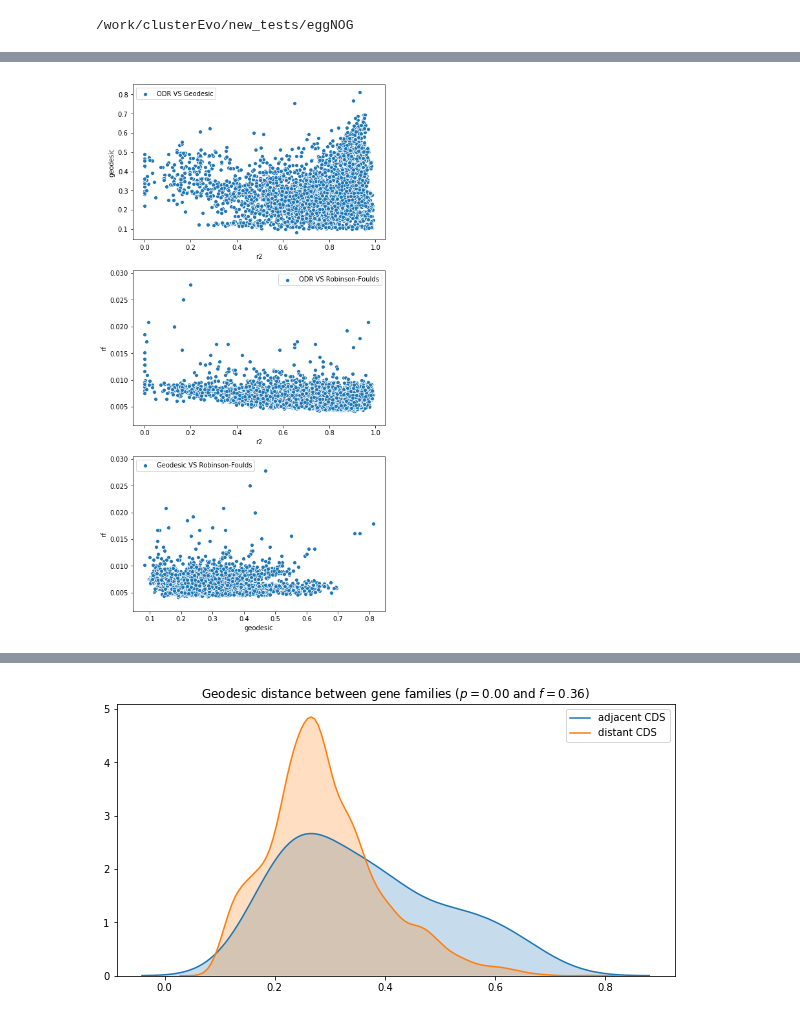
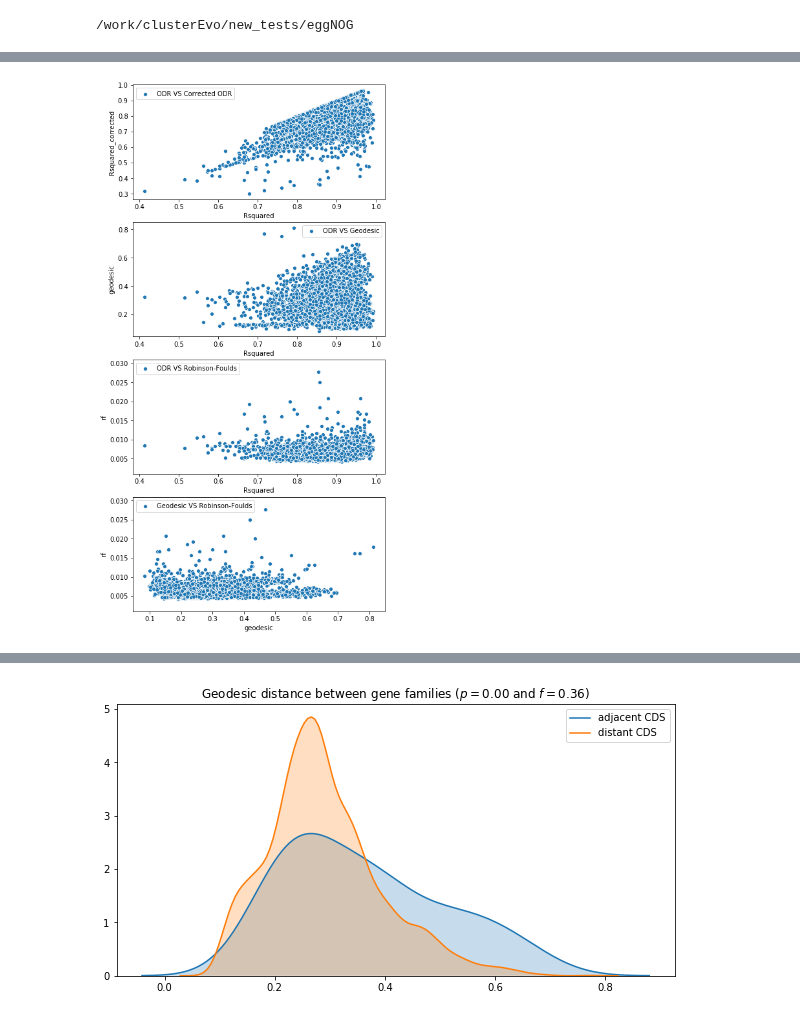
Before and after one commit to lthiberiol/jupyter_notebooks, a Jupyter notebook: gene family distances/eggNOG_compare_metrics.ipynb, the cells around one changed output, grey strips where cells are left out. Saved outputs shown, nothing was run; the diff lists cells and outputs as text; code cells hidden in the pictures.

```diff
--- a/gene family distances/eggNOG_compare_metrics.ipynb
+++ b/gene family distances/eggNOG_compare_metrics.ipynb
@@ -84,0 +60,11 @@ else:
+# %%
+group1, group2 = [], []
+for n, m in itertools.combinations(group_ids, 2):
+    group1.append(n)
+    group2.append(m)
+# %%
+odr_df = pd.DataFrame(columns=['group1', 'group2', 'Rsquared'],
+                      data   =zip(group1,
+                                  group2,
+                                  odr_r2))
+odr_df.to_parquet('odr_regression_Rsquared.parquet')
@@ -85,3 +100,10 @@ else:
+# %%
+braycurtis_df = pd.DataFrame(columns=['group1', 'group2', 'braycurtis'],
+                             data   =braycurtis_indices)
+braycurtis_df.to_parquet('braycurtis_indices.parquet')
+# %%
+# odr_df['jaccard_product']   = odr_df.Rsquared * jaccard_df.jaccard
+odr_df['Rsquared_corrected']= odr_df.Rsquared * braycurtis_df.braycurtis
 # %%
 geo_matrix = pd.read_csv('geodesic_distances.csv', index_col=0)
 geo_matrix = geo_matrix.reindex(index  =group_ids,
@@ -102,21 +124,26 @@ rf_edges['group1'] = rf_matrix.index[ triu_indices[0]]
 rf_edges['group2'] = rf_matrix.index[ triu_indices[1]]
 rf_edges['rf' ]    = 1/rf_matrix.values[triu_indices]
 # %%
-fig, axs = plt.subplots(nrows=3, figsize=(7, 15))
+fig, axs = plt.subplots(nrows=4, figsize=(7, 15))
 
-sns.scatterplot(odr_edges.r2,
+sns.scatterplot(odr_df.Rsquared,
+                odr_df.Rsquared_corrected,
+                ax   =axs[0],
+                label='ODR VS Corrected ODR')
+
+sns.scatterplot(odr_df.Rsquared,
                 geo_edges.geodesic,
-                ax   =axs[0],
+                ax   =axs[1],
                 label='ODR VS Geodesic')
 
-sns.scatterplot(odr_edges.r2,
+sns.scatterplot(odr_df.Rsquared,
                 rf_edges.rf,
-                ax   =axs[1],
+                ax   =axs[2],
                 label='ODR VS Robinson-Foulds')
 
 sns.scatterplot(geo_edges.geodesic,
                 rf_edges.rf,
-                ax   =axs[2],
+                ax   =axs[3],
                 label='Geodesic VS Robinson-Foulds');
 # %% [output]
-[figure, old version]
+[figure, new version]
```
Also changed, not shown: parts of 22 cells of this notebook, 2 other files.
